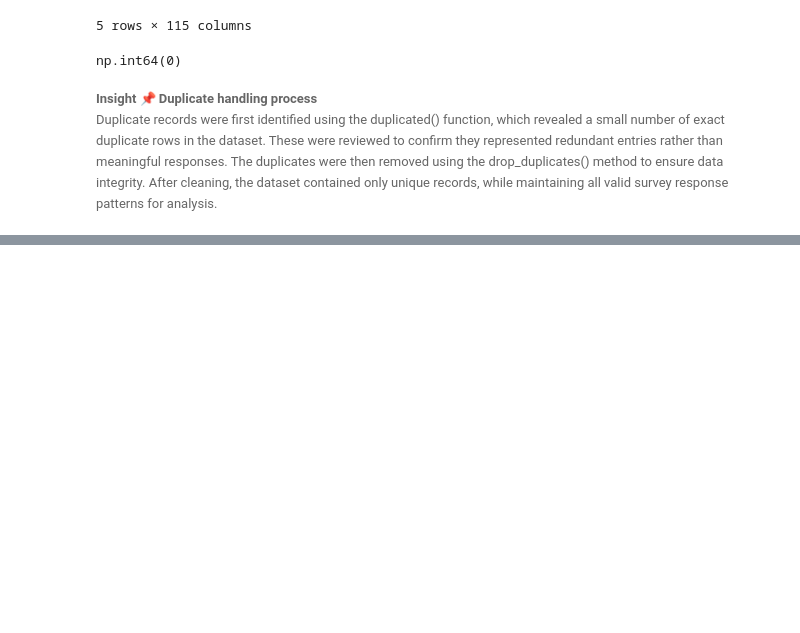
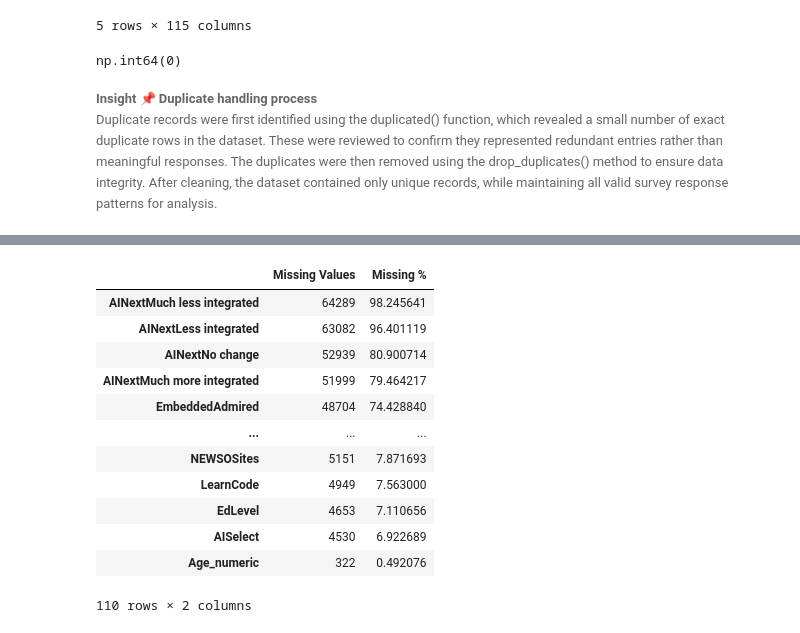
Before and after one commit to dev-evelin/ibm-data-analyst-capstone, a Jupyter notebook: notebooks/02_data_wrangling.ipynb, the cells around one changed output, grey strips where cells are left out. Cells and saved outputs as stored; diff of their text form; code cells hidden in the pictures; blank space fills up the shorter version.

```diff
--- a/notebooks/02_data_wrangling.ipynb
+++ b/notebooks/02_data_wrangling.ipynb
@@ -249,0 +359,21 @@ Duplicate records were first identified using the duplicated() function, which r
+# %%
+missing_df = pd.DataFrame({
+    "Missing Values": df.isnull().sum(),
+    "Missing %": (df.isnull().sum() / len(df)) * 100
+}).sort_values(by="Missing Values", ascending=False)
+
+missing_df[missing_df["Missing Values"] > 0]
+# %% [output]
+|  | Missing Values | Missing % |
+| AINextMuch less integrated | 64289 | 98.245641 |
+| AINextLess integrated | 63082 | 96.401119 |
+| AINextNo change | 52939 | 80.900714 |
+| AINextMuch more integrated | 51999 | 79.464217 |
+| EmbeddedAdmired | 48704 | 74.428840 |
+| ... | ... | ... |
+| NEWSOSites | 5151 | 7.871693 |
+| LearnCode | 4949 | 7.563000 |
+| EdLevel | 4653 | 7.110656 |
+| AISelect | 4530 | 6.922689 |
+| Age_numeric | 322 | 0.492076 |
+110 rows × 2 columns
```
Also changed, not shown: parts of 71 cells of this notebook.
